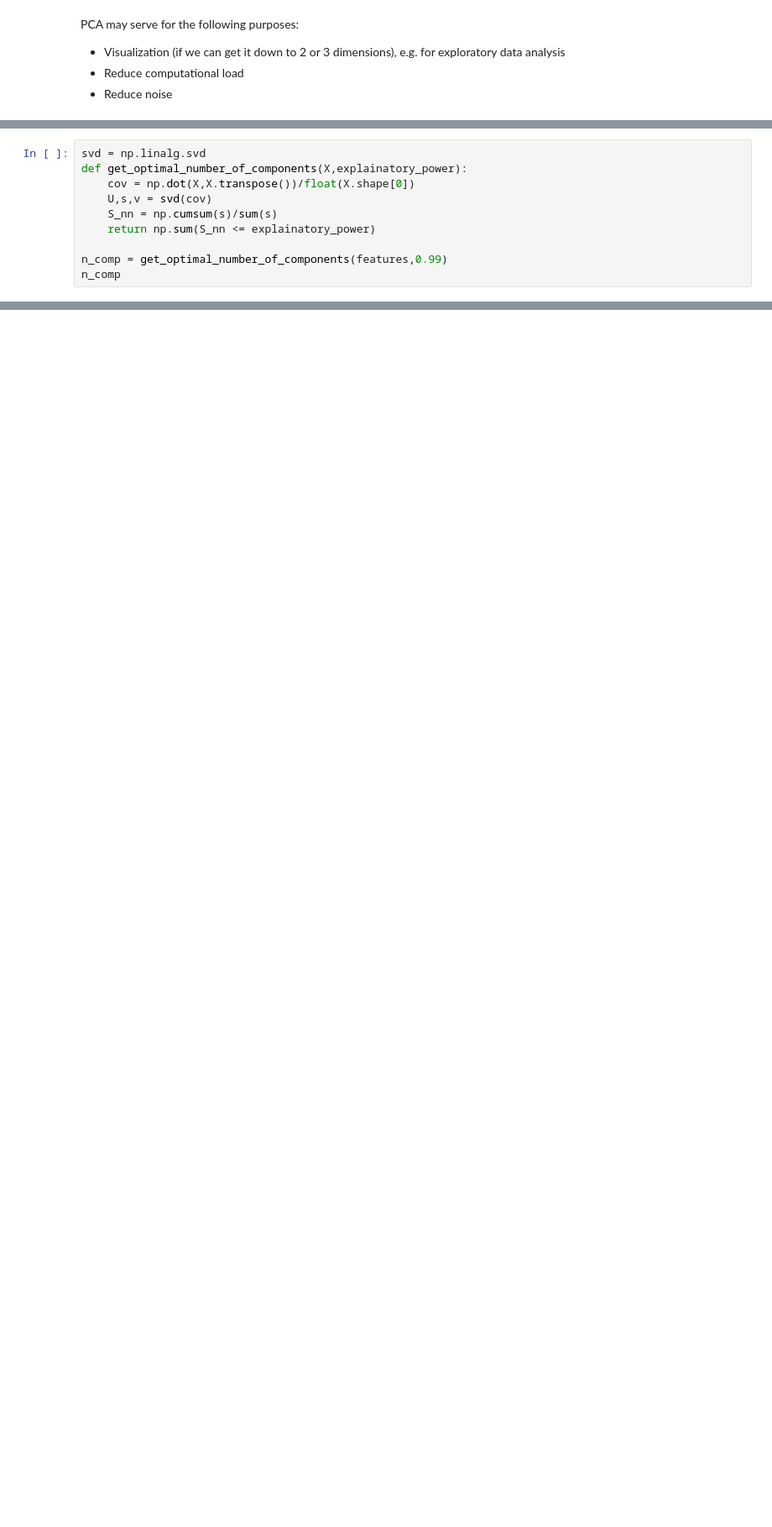
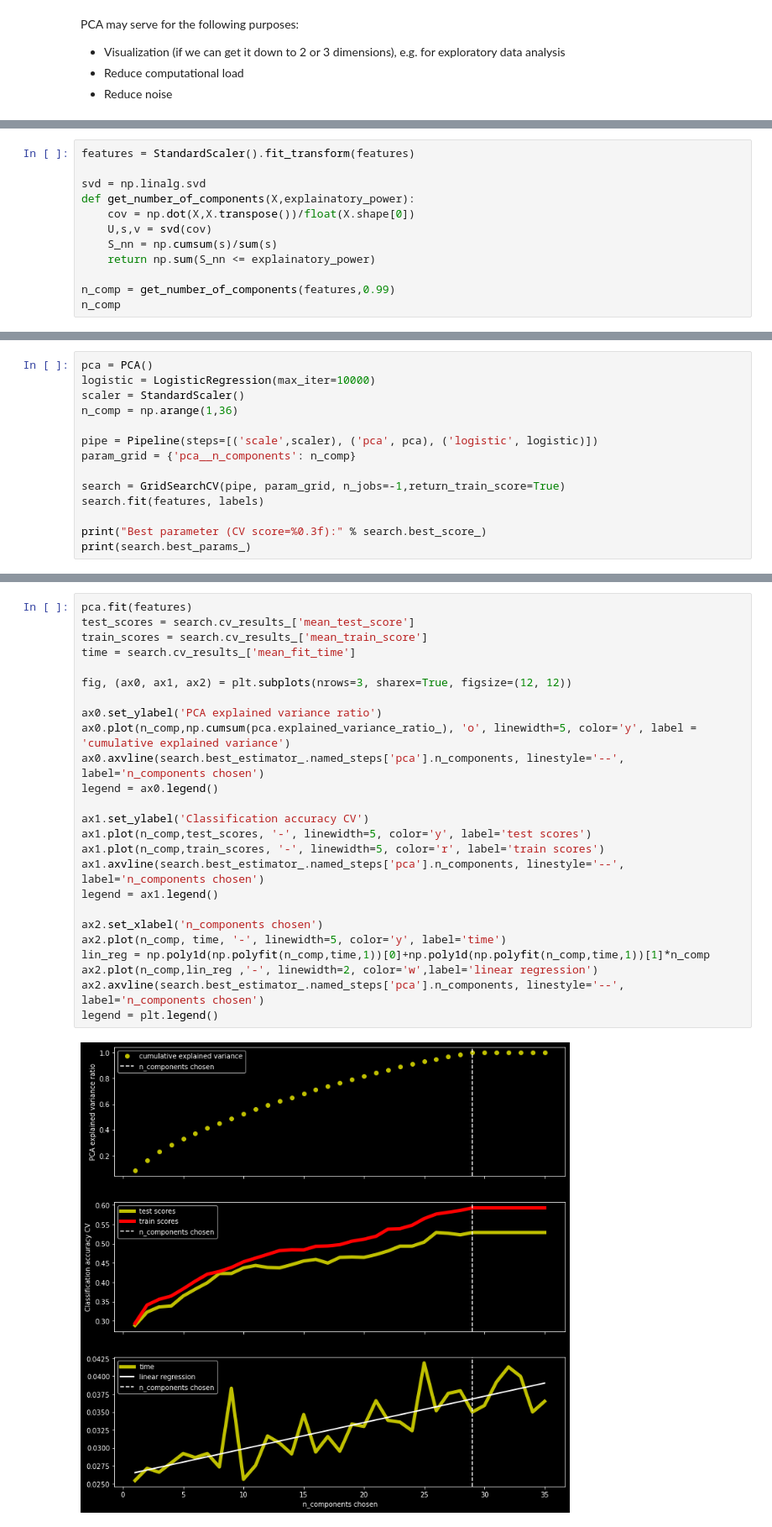
Before and after one commit to pietromarini00/30412-Classification-with-LogisticRegression, a Jupyter notebook: Pipeline.ipynb, the cells around one changed output, grey strips where cells are left out. Shown: that part at 84% size. Drawn from its saved outputs; the diff is of its cells as text; blank space fills up the shorter version.

```diff
--- a/Pipeline.ipynb
+++ b/Pipeline.ipynb
@@ -185,11 +165,13 @@ evaluate_pca_explained_variance(features)
 # %%
+features = StandardScaler().fit_transform(features)
+
 svd = np.linalg.svd
-def get_optimal_number_of_components(X,explainatory_power):
+def get_number_of_components(X,explainatory_power):
     cov = np.dot(X,X.transpose())/float(X.shape[0])
     U,s,v = svd(cov)
     S_nn = np.cumsum(s)/sum(s)
     return np.sum(S_nn <= explainatory_power)
 
-n_comp = get_optimal_number_of_components(features,0.99)
+n_comp = get_number_of_components(features,0.99)
 n_comp
 # %% [output]
@@ -196,0 +183,14 @@ n_comp
+# %%
+pca = PCA()
+logistic = LogisticRegression(max_iter=10000)
+scaler = StandardScaler()
+n_comp = np.arange(1,36)
+
+pipe = Pipeline(steps=[('scale',scaler), ('pca', pca), ('logistic', logistic)])
+param_grid = {'pca__n_components': n_comp}
+
+search = GridSearchCV(pipe, param_grid, n_jobs=-1,return_train_score=True)
+search.fit(features, labels)
+
+print("Best parameter (CV score=%0.3f):" % search.best_score_)
+print(search.best_params_)
@@ -197 +205,28 @@ n_comp
+# %%
+pca.fit(features)
+test_scores = search.cv_results_['mean_test_score']
+train_scores = search.cv_results_['mean_train_score']
+time = search.cv_results_['mean_fit_time']
+
+fig, (ax0, ax1, ax2) = plt.subplots(nrows=3, sharex=True, figsize=(12, 12))
+
+ax0.set_ylabel('PCA explained variance ratio')
+ax0.plot(n_comp,np.cumsum(pca.explained_variance_ratio_), 'o', linewidth=5, color='y', label = 'cumulative explained variance')
+ax0.axvline(search.best_estimator_.named_steps['pca'].n_components, linestyle='--', label='n_components chosen')
+legend = ax0.legend()
+
+ax1.set_ylabel('Classification accuracy CV')
+ax1.plot(n_comp,test_scores, '-', linewidth=5, color='y', label='test scores')
+ax1.plot(n_comp,train_scores, '-', linewidth=5, color='r', label='train scores')
+ax1.axvline(search.best_estimator_.named_steps['pca'].n_components, linestyle='--', label='n_components chosen')
+legend = ax1.legend()
+
+ax2.set_xlabel('n_components chosen')
+ax2.plot(n_comp, time, '-', linewidth=5, color='y', label='time')
+lin_reg = np.poly1d(np.polyfit(n_comp,time,1))[0]+np.poly1d(np.polyfit(n_comp,time,1))[1]*n_comp
+ax2.plot(n_comp,lin_reg ,'-', linewidth=2, color='w',label='linear regression')
+ax2.axvline(search.best_estimator_.named_steps['pca'].n_components, linestyle='--', label='n_components chosen')
+legend = plt.legend()
+# %% [output]
+[figure, added]
 # %% [markdown]
```
Also changed, not shown: parts of 38 cells of this notebook.
